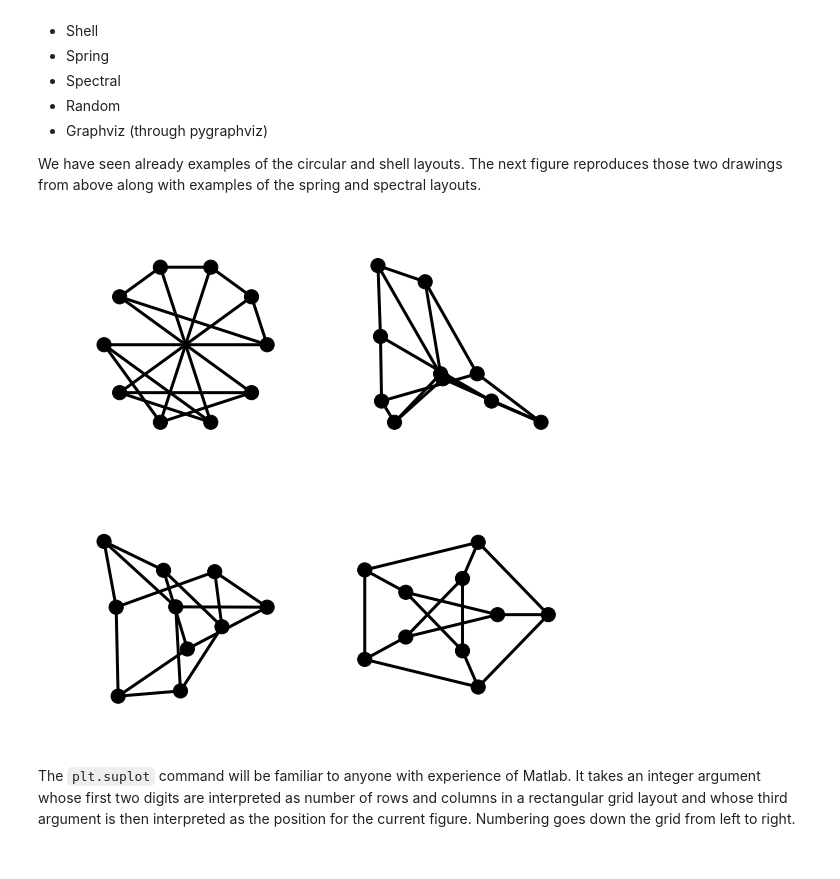
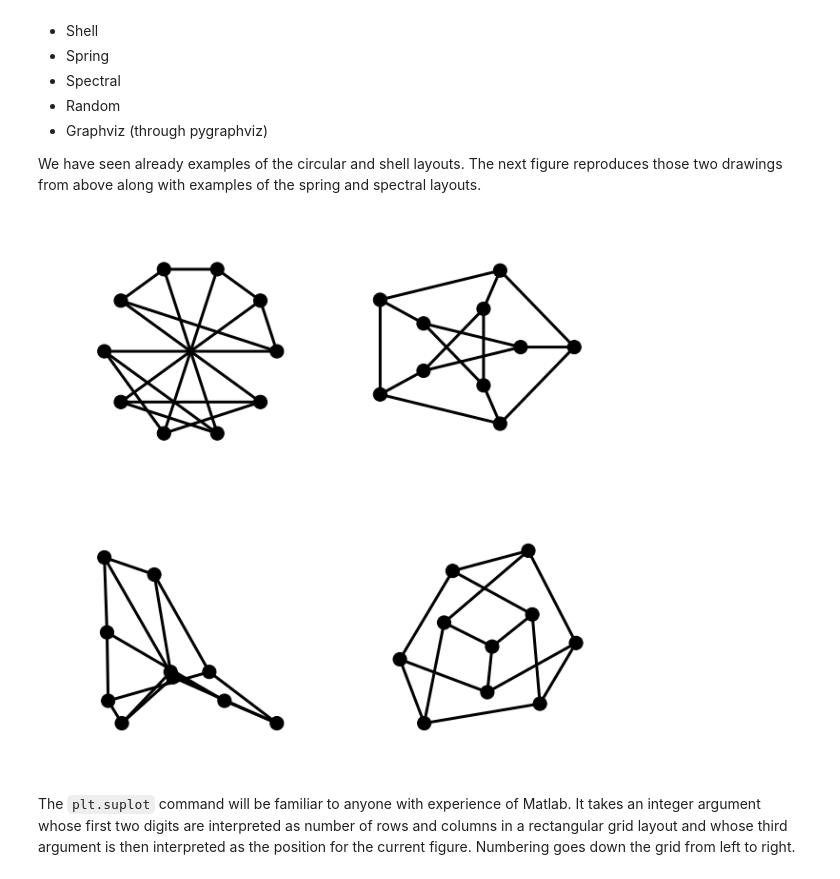
Before and after one commit to MHenderson/graph-drawing, a Jupyter notebook: networkx-drawing-notebook.ipynb, the cells around one changed output. Saved outputs shown, nothing was run; the diff lists cells and outputs as text; code cells hidden in the pictures.

```diff
--- a/networkx-drawing-notebook.ipynb
+++ b/networkx-drawing-notebook.ipynb
@@ -13,8 +13,8 @@ import random
 
 random.seed(0)
 
-def setfigsize(n):
-  pylab.rcParams['figure.figsize'] = n, n
+def setfigsize(n, m):
+  pylab.rcParams['figure.figsize'] = n, m
 # %% [markdown]
 ## 1. Basic Drawing
 
@@ -69,21 +75,21 @@ NetworkX has several layout algorithms.
 
 We have seen already examples of the circular and shell layouts. The next figure reproduces those two drawings from above along with examples of the spring and spectral layouts.
 # %%
-setfigsize(9)
+setfigsize(10, 10)
 
 plt.subplot(221)
-nx.draw(G, nx.circular_layout(G), **options)
+nx.draw_circular(G, **options)
 
 plt.subplot(222)
-nx.draw(G, nx.spectral_layout(G), **options)
+nx.draw_shell(G, nlist=[range(5,10), range(5)], **options)
 
 plt.subplot(223)
-nx.draw(G, nx.spring_layout(G), **options)
+nx.draw_spectral(G, **options)
 
 plt.subplot(224)
-nx.draw(G, nx.shell_layout(G, [range(5,10), range(5)]), **options)
+nx.draw_spring(G, **options)
 # %% [output]
-[figure, old version]
+[figure, new version]
 # %% [markdown]
 The ``plt.suplot`` command will be familiar to anyone with experience of Matlab. It takes an integer argument whose first two digits are interpreted as number of rows and columns in a rectangular grid layout and whose third argument is then interpreted as the position for the current figure. Numbering goes down the grid from left to right.
 # %% [markdown]
```
Also changed, not shown: parts of 17 cells of this notebook.
